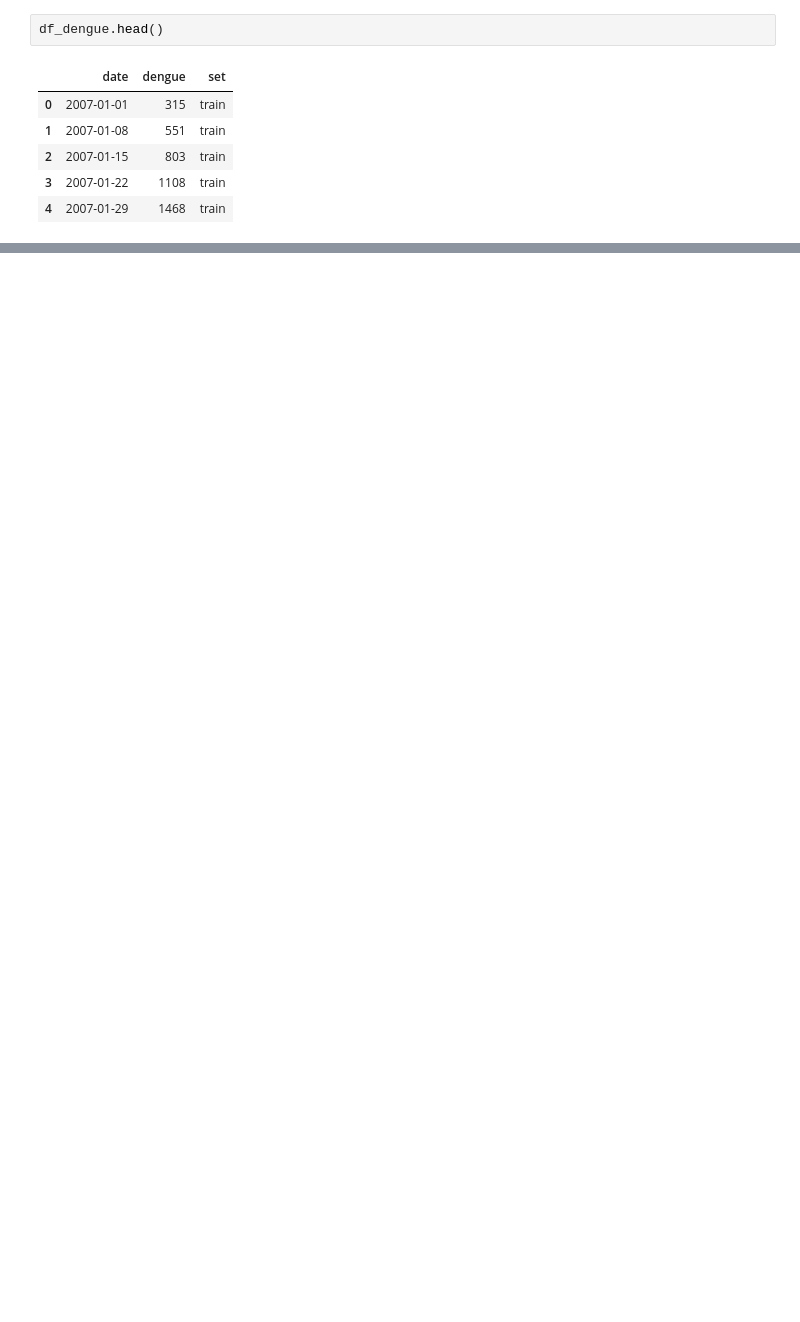
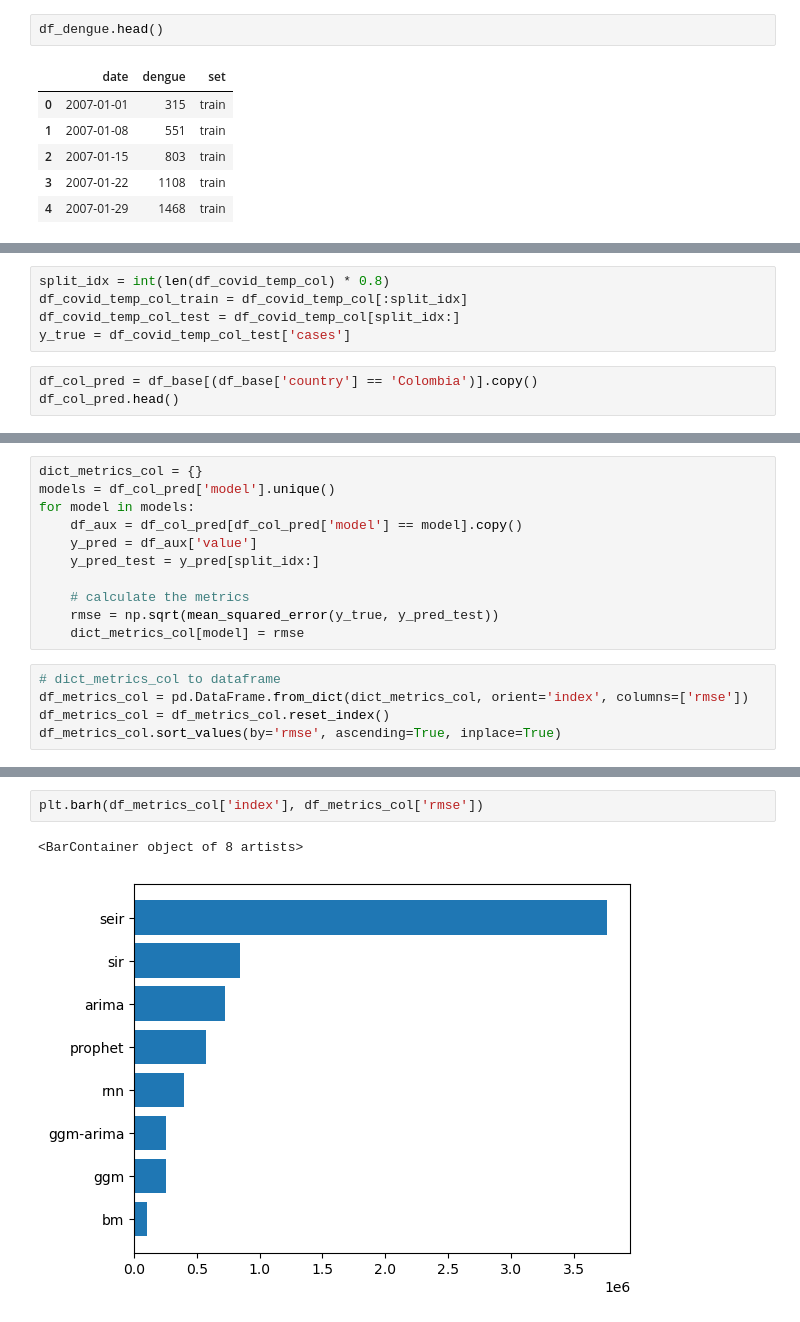
Before and after one commit to danielgvb/thesis, a Jupyter notebook: plotting/01_time_series.ipynb, the cells around one changed output, grey strips where cells are left out. Drawn from its saved outputs; the diff is of its cells as text; blank space fills up the shorter version.

```diff
--- a/plotting/01_time_series.ipynb
+++ b/plotting/01_time_series.ipynb
@@ -527,0 +797,8 @@ df_dengue.head()
+# %%
+split_idx = int(len(df_covid_temp_col) * 0.8)
+df_covid_temp_col_train = df_covid_temp_col[:split_idx]
+df_covid_temp_col_test = df_covid_temp_col[split_idx:]
+y_true = df_covid_temp_col_test['cases']
+# %%
+df_col_pred = df_base[(df_base['country'] == 'Colombia')].copy()
+df_col_pred.head()
@@ -527,0 +812,16 @@ df_dengue.head()
+# %%
+dict_metrics_col = {}
+models = df_col_pred['model'].unique()
+for model in models:
+    df_aux = df_col_pred[df_col_pred['model'] == model].copy()
+    y_pred = df_aux['value']
+    y_pred_test = y_pred[split_idx:]
+
+    # calculate the metrics
+    rmse = np.sqrt(mean_squared_error(y_true, y_pred_test))
+    dict_metrics_col[model] = rmse
+# %%
+# dict_metrics_col to dataframe
+df_metrics_col = pd.DataFrame.from_dict(dict_metrics_col, orient='index', columns=['rmse'])
+df_metrics_col = df_metrics_col.reset_index()
+df_metrics_col.sort_values(by='rmse', ascending=True, inplace=True)
@@ -527,0 +840,5 @@ df_dengue.head()
+# %%
+plt.barh(df_metrics_col['index'], df_metrics_col['rmse'])
+# %% [output]
+<BarContainer object of 8 artists>
+[figure, added]
```
Also changed, not shown: parts of 39 cells of this notebook, 7 other files.
